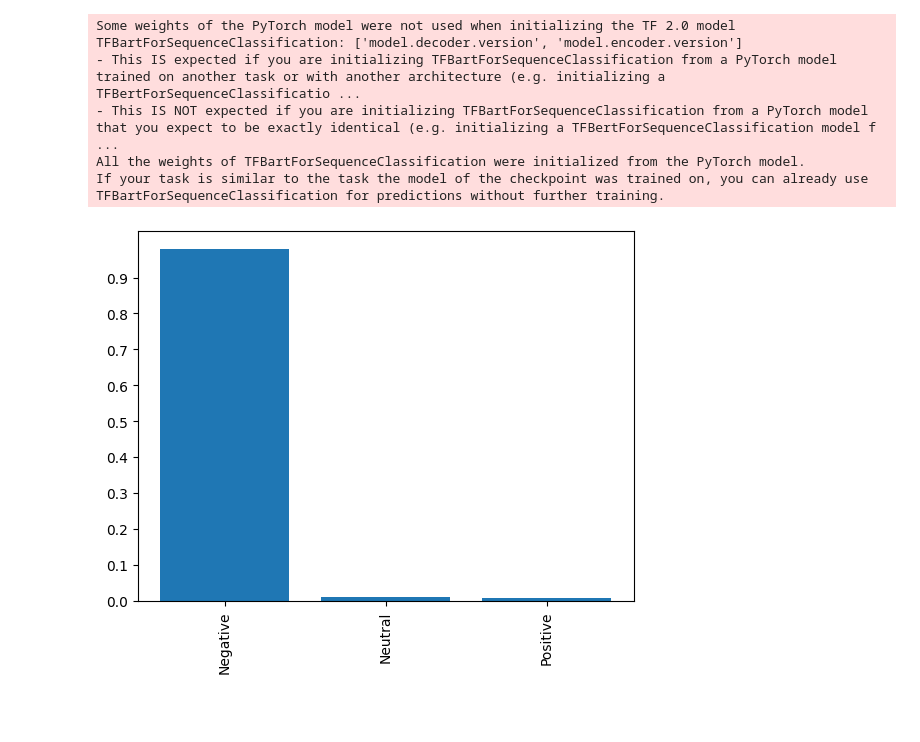
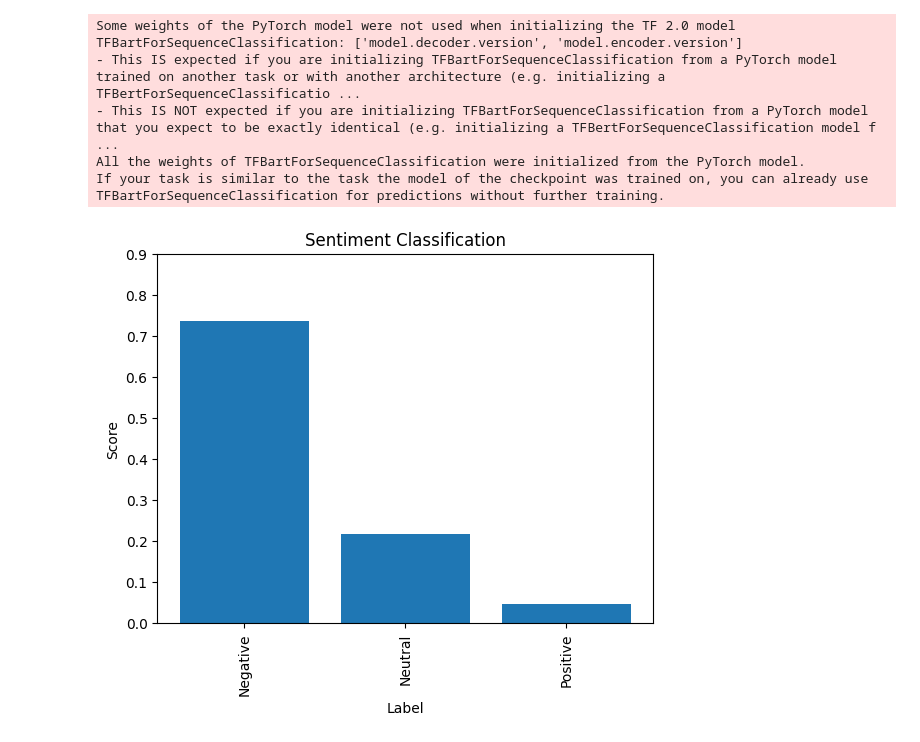
Before and after one commit to acarerdinc/chat-analysis, a Jupyter notebook: main-notebook.ipynb, the cells around one changed output. Cells and saved outputs as stored; diff of their text form; code cells hidden in the pictures; blank space fills up the shorter version.

```diff
--- a/main-notebook.ipynb
+++ b/main-notebook.ipynb
@@ -35,14 +39,18 @@ All the weights of TFBartForSequenceClassification were initialized from the PyT
 If your task is similar to the task the model of the checkpoint was trained on, you can already use TFBartForSequenceClassification for predictions without further training.
 # %%
 result = zsc(
-    sequences="I hate the new iPhone",
+    sequences="I've had some bad experiences with phone warranties before. What does AppleCare+ actually cover?",
     candidate_labels=['Positive', 'Negative', 'Neutral'],
     multi_label=False
 )
 # %%
 plt.bar(result['labels'], result['scores'])
+plt.title('Sentiment Classification')
+plt.ylabel('Score')
+plt.xlabel('Label')
 plt.yticks(list(np.arange(0,1,0.1)))
 plt.xticks(rotation=90)
+plt.savefig('visualization/sentiment_classification.png', bbox_inches='tight')
 plt.show()
 # %% [output]
-[figure, old version]
+[figure, new version]
```
Also changed, not shown: parts of 2 cells of this notebook.
